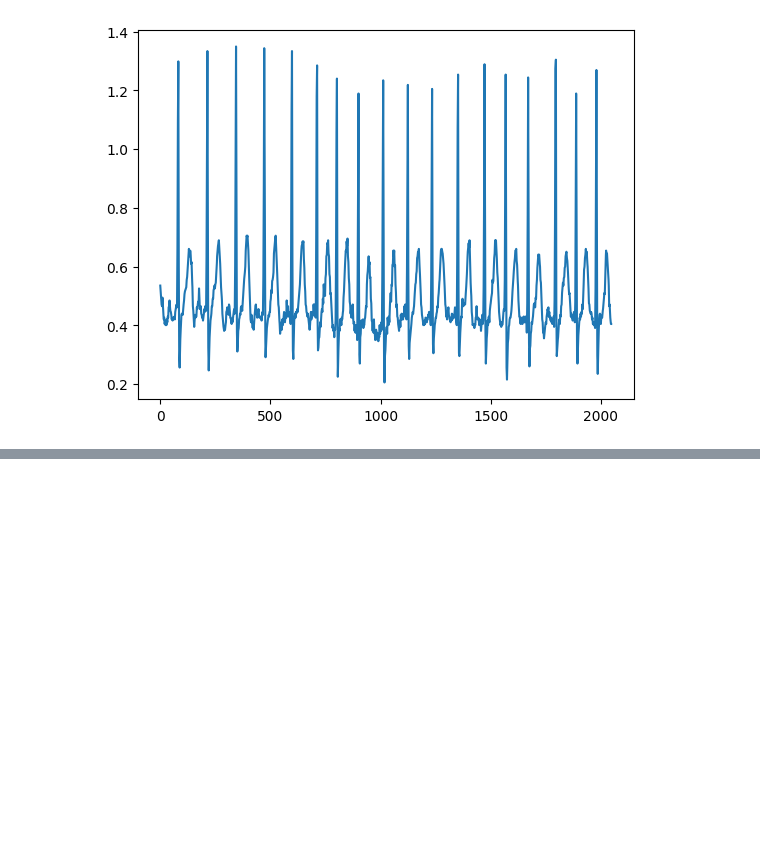
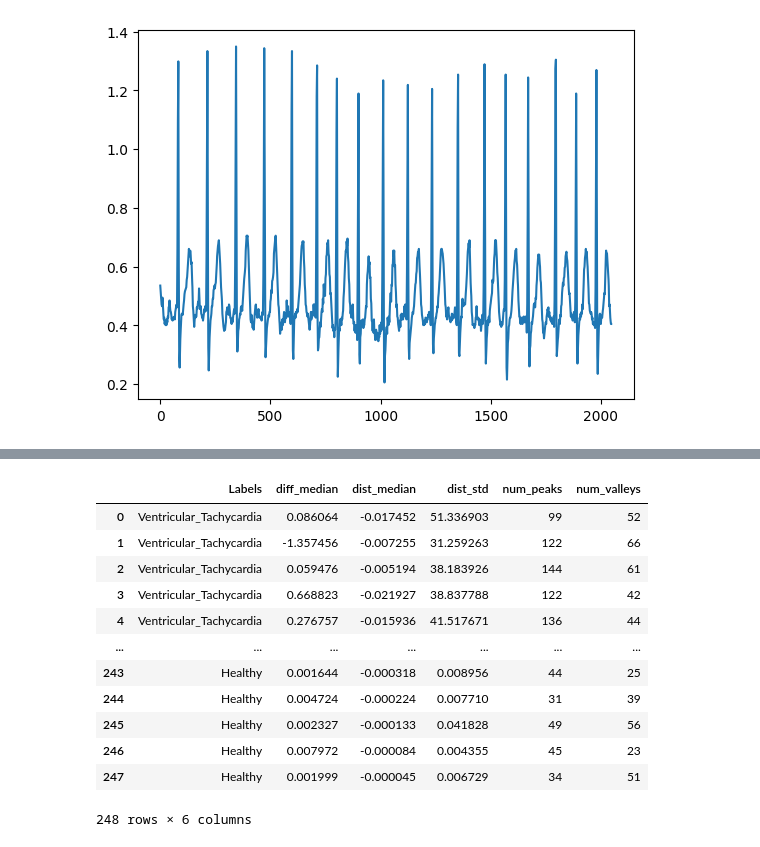
Before and after one commit to sarah-alabdulrazzak/RhythmGuard, a Jupyter notebook: Arrhythmia_Classification.ipynb, the cells around one changed output, grey strips where cells are left out. Drawn from its saved outputs; the diff is of its cells as text; code cells hidden in the pictures; blank space fills up the shorter version.

```diff
--- a/Arrhythmia_Classification.ipynb
+++ b/Arrhythmia_Classification.ipynb
@@ -483,0 +478,78 @@ for signal in signals:
+# %%
+from scipy.signal import find_peaks
+from scipy.fft import fft, fftfreq
+import numpy as np
+import matplotlib.pyplot as plt
+
+# Sampling frequency
+fs = 250
+
+labels=[]
+labels_passed=[]
+diff_median=[]
+distance_median=[]
+distance_std=[]
+num_peaks=[]
+num_valleys=[]
+
+signals=[]
+
+for label in df_filtered["Label"].unique():
+    for i in range(get_num_waves(label)):
+        signals.append(getWaveform(label, i, "ECG"))
+        labels.append(label)
+
+
+for i, signal in enumerate(signals):
+    # Time-domain parameters
+    N = len(signal)
+
+    # Frequency-domain parameters
+    yf = fft(signal)
+    xf = fftfreq(N, 1 / fs)[:N // 2]
+    yf_processed = 2.0 / N * np.abs(yf[:N // 2])
+
+    # Detect peaks and valleys
+    peaks, _ = find_peaks(2.0/N * np.abs(yf[0:N//2]),
+                          height=None,
+                          threshold=None,
+                          distance=None,
+                          prominence=0.001,
+                          width=1.5,
+                          rel_height=0.5)
+
+    valleys, _ = find_peaks(-2.0/N * np.abs(yf[0:N//2]),
+                          height=None,
+                          threshold=None,
+                          distance=None,
+                          prominence=0.001,
+                          width=3,
+                          rel_height=0.5)
+
+    if(not np.isnan(yf).any()):
+        diff_median.append(np.median(2.0/N * np.abs(yf[:N//2])[peaks])-np.median(2.0/N * np.abs(yf[:N//2])[valleys]))
+        num_peaks.append(len(peaks))
+        num_valleys.append(len(valleys))
+        intervals=[]
+        for pi in range(len(peaks)-1):
+            intervals.append(2.0/N * np.abs(yf[:N//2])[peaks[pi+1]]-2.0/N * np.abs(yf[:N//2])[peaks[pi]])
+        distance_median.append(np.median(intervals))
+        distance_std.append(np.std(intervals))
+        labels_passed.append(labels[i])
+
+samples_df=pd.DataFrame({"Labels": labels_passed, "diff_median":diff_median, "dist_median": distance_median, "dist_std": distance_std, "num_peaks":num_peaks, "num_valleys":num_valleys})
+samples_df
+# %% [output]
+|  | Labels | diff_median | dist_median | dist_std | num_peaks | num_valleys |
+| 0 | Ventricular_Tachycardia | 0.086064 | -0.017452 | 51.336903 | 99 | 52 |
+| 1 | Ventricular_Tachycardia | -1.357456 | -0.007255 | 31.259263 | 122 | 66 |
+| 2 | Ventricular_Tachycardia | 0.059476 | -0.005194 | 38.183926 | 144 | 61 |
+| 3 | Ventricular_Tachycardia | 0.668823 | -0.021927 | 38.837788 | 122 | 42 |
+| 4 | Ventricular_Tachycardia | 0.276757 | -0.015936 | 41.517671 | 136 | 44 |
+| ... | ... | ... | ... | ... | ... | ... |
+| 243 | Healthy | 0.001644 | -0.000318 | 0.008956 | 44 | 25 |
+| 244 | Healthy | 0.004724 | -0.000224 | 0.007710 | 31 | 39 |
+| 245 | Healthy | 0.002327 | -0.000133 | 0.041828 | 49 | 56 |
+| 246 | Healthy | 0.007972 | -0.000084 | 0.004355 | 45 | 23 |
+| 247 | Healthy | 0.001999 | -0.000045 | 0.006729 | 34 | 51 |
+248 rows × 6 columns
```
Also changed, not shown: parts of 9 cells of this notebook.
